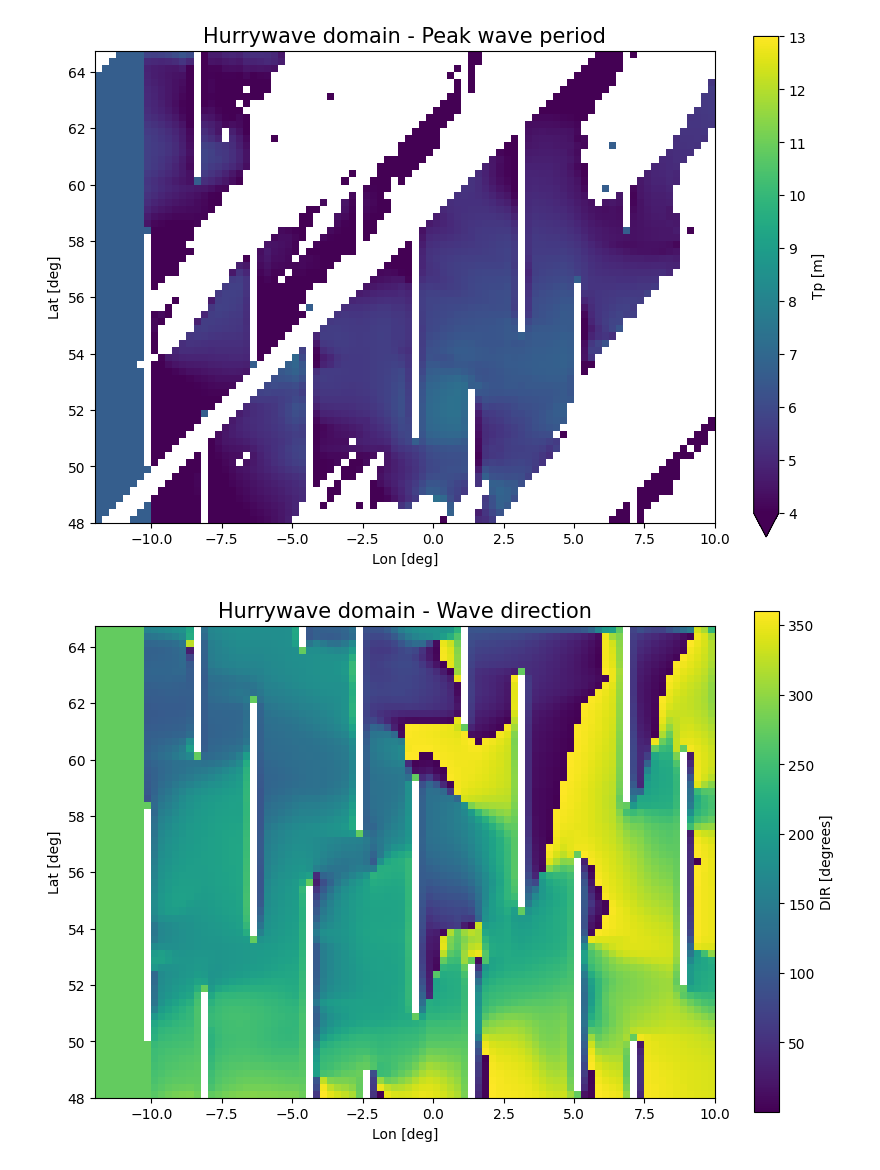
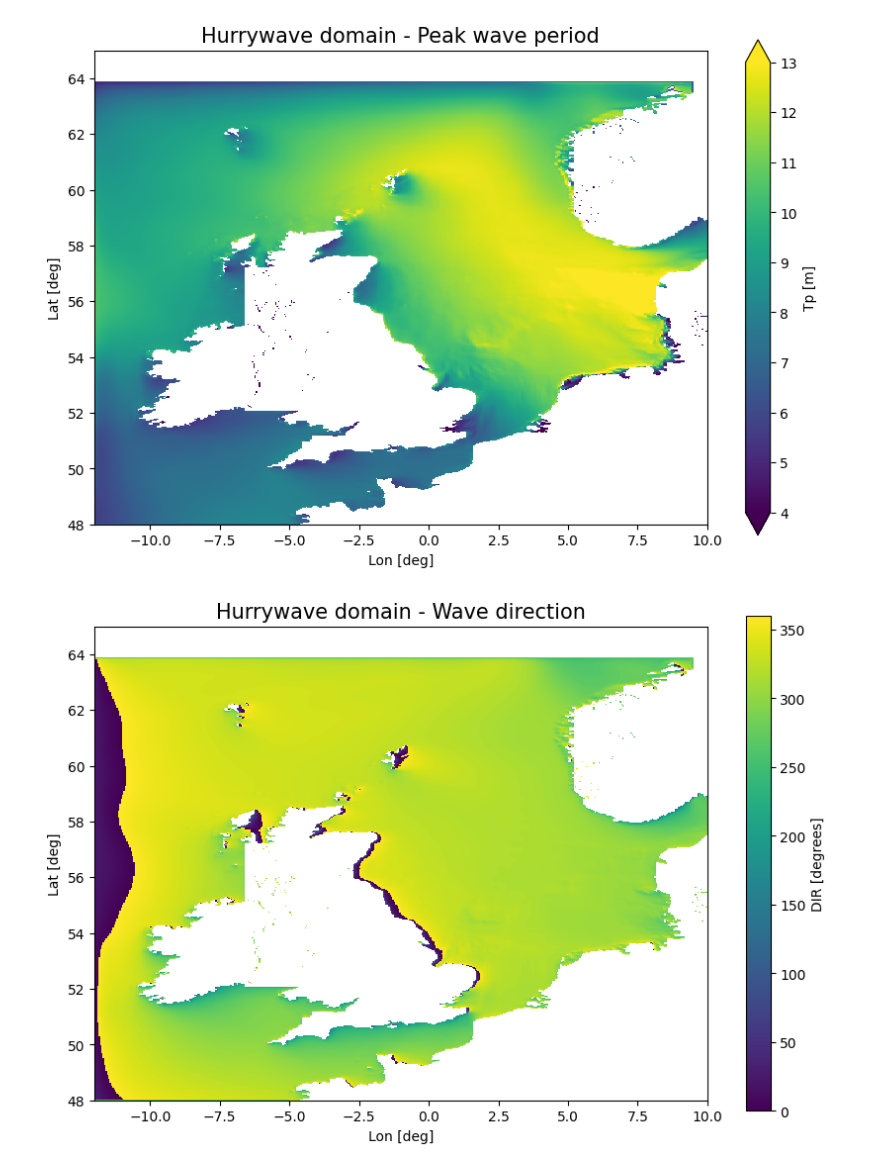
Before and after one commit to Deltares-research/cht_hurrywave, a Jupyter notebook: examples/DanielTest/02_scripts/plot_map_output.ipynb, the cells around one changed output. Drawn from its saved outputs; the diff is of its cells as text; code cells hidden in the pictures.

Commit message:
Final model preparation and processing code

```diff
--- a/examples/DanielTest/02_scripts/plot_map_output.ipynb
+++ b/examples/DanielTest/02_scripts/plot_map_output.ipynb
@@ -17,12 +15,13 @@ import scipy.stats as stats
 # %%
-year = 2023
+year = 2013
 model_name = str(year)  # Use the year as the model name
 data_name = str(year)  # Use the year as the data name
 
 area = [65, -12, 48, 10] # DCSM area in the North Sea (degrees): North, West, South, East
 
-# model_path = os.path.join(base_path, '04_modelruns',"YearSims",model_name)
-model_path = '/gpfs/work3/0/ai4nbs/hurry_wave/north_sea/04_modelruns/SENSITIVITY/07July2023/0002'
+base_path = "/gpfs/work3/0/ai4nbs/hurry_wave/north_sea"
+model_path = os.path.join(base_path, '04_modelruns',"YearSims",model_name)
+# model_path = '/gpfs/work3/0/ai4nbs/hurry_wave/north_sea/04_modelruns/SENSITIVITY/07July2023/0002'
 
 output_dir = os.path.join(model_path, '1_postprocessing_MAP')
 if not os.path.exists(output_dir):
@@ -127,3 +126,8 @@ if tspinup is not None:
     time_variable = time_variable.isel(time=valid_indices)
 
 xr_nc.close()
+# %%
+# Find the index of the specific datetime
+target_time = np.datetime64('2013-12-06T00:00:00')
+index = np.where(time_variable.values == target_time)[0][0]
+print(index)
@@ -192,7 +197,7 @@ fig.savefig(output_path, dpi=300, bbox_inches='tight')
 # plot wave period - Hurrywave
 fig, ax = plt.subplots(figsize=(10, 6.5), ncols=1, nrows=1, sharex=True, sharey=True)
 
-im = modig['Tp'].isel(time=-97).plot(ax =ax,
+im = modig['Tp'].isel(time=index).plot(ax =ax,
                  x="x",
                  y="y",
                  cmap = "viridis",
@@ -218,37 +223,38 @@ output_path = os.path.join(output_dir, 'waveperiod3.png')
 plt.show()
 fig.savefig(output_path, dpi=300, bbox_inches='tight')
 # %% [output]
-[figure, old version]
+[figure, new version]
 # %%
 # plot wave direction - Hurrywave
 fig, ax = plt.subplots(figsize=(10, 6.5), ncols=1, nrows=1, sharex=True, sharey=True)
 
-im = modig['DIR'].isel(time=-97).plot(ax =ax,
+im = modig['DIR'].isel(time=index).plot(ax =ax,
                  x="x",
                  y="y",
                  cmap = "viridis",
-                 cbar_kwargs={'label': 'DIR [degrees]'})
+                 cbar_kwargs={'label': 'DIR [degrees]'},
+                 vmin = 0, vmax = 360,)
 
 # plt.scatter(his.station_x, his.station_y, color='k')
 # for x, y, id in zip(his.station_x.values, his.station_y.values, his.station_id.values):
 #     plt.text(x, y, ' ' + '{:.0f}'.format(id), color='k', fontsize=15)
 
 ax.set_aspect('equal', adjustable='box')
 ax.set_title('Hurrywave domain - Wave direction', fontsize = 15)
 
 # ax.set_xticklabels([x for x in ax.get_xticks()])  # divide every tick value by 1000
 # ax.set_yticklabels([y/1e3 for y in ax.get_yticks()])  # divide every tick value by 1000
 ax.set_xlabel('Lon [deg]')
 ax.set_ylabel('Lat [deg]')
 
 # plt.scatter(bnd[:, 0], bnd[:, 1], color='red')
 #xr_nc["zs"][1].ugrid.plot(ax=ax, cmap='gray')
 
 output_path = os.path.join(output_dir, 'direction3.png')
 plt.show()
 fig.savefig(output_path, dpi=300, bbox_inches='tight')
 # %% [output]
-[figure, old version]
+[figure, new version]
 # %%
 # plot wind speed direction - Hurrywave
 fig, ax = plt.subplots(figsize=(10, 6.5), ncols=1, nrows=1, sharex=True, sharey=True)
```
Also changed, not shown: parts of 5 cells of this notebook, 23 other files.
